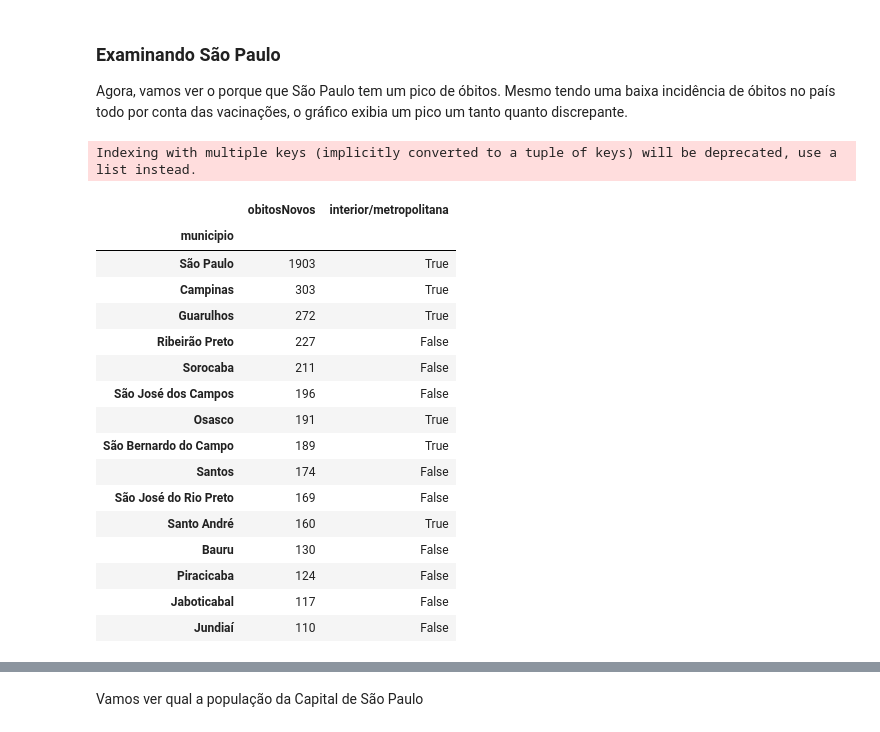
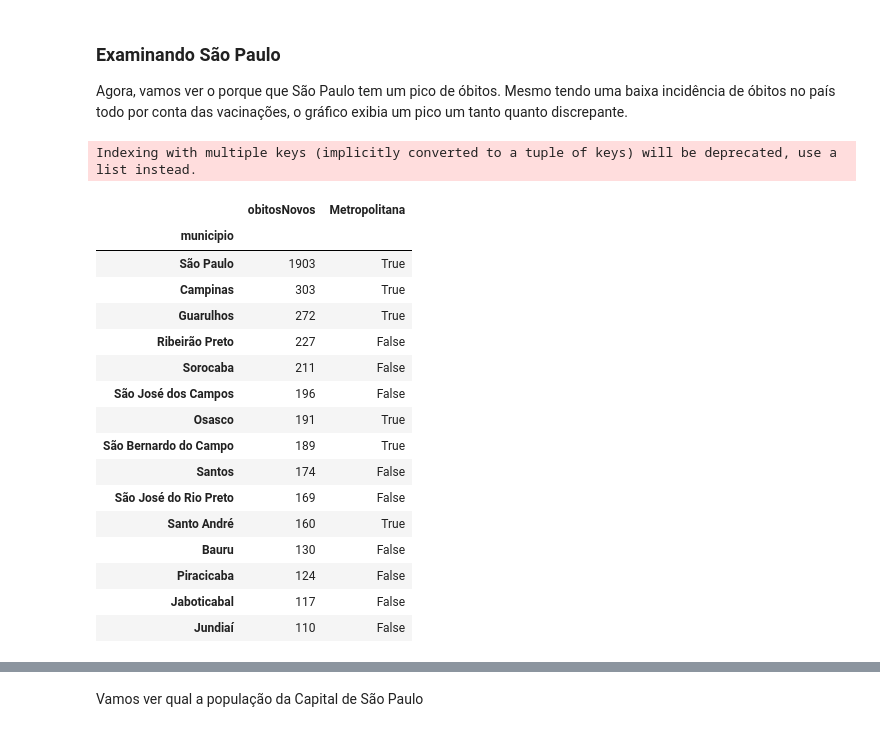
Before and after one commit to Arthurads-rj/portfolio-data-science, a Jupyter notebook: análise de dados da covid-19 2022/Análise_Covid_19_em_2022.ipynb, the cells around one changed output, grey strips where cells are left out. Drawn from its saved outputs; the diff is of its cells as text; code cells hidden in the pictures.

```diff
--- a/análise de dados da covid-19 2022/Análise_Covid_19_em_2022.ipynb
+++ b/análise de dados da covid-19 2022/Análise_Covid_19_em_2022.ipynb
@@ -341,12 +350,13 @@ Agora, vamos ver o porque que São Paulo tem um pico de óbitos. Mesmo tendo uma
 # %%
 sp = covid_estados.loc[covid_estados['estado']=='SP']
 sp_agrup = sp.groupby('municipio')['obitosNovos', 'interior/metropolitana'].sum().sort_values(by='obitosNovos', ascending=False)
 sp_agrup_filt = sp_agrup[sp_agrup['obitosNovos'] > 100]
 sp_agrup_filt = sp_agrup_filt.astype({'interior/metropolitana':'bool'})
+sp_agrup_filt = sp_agrup_filt.rename(columns={'interior/metropolitana': 'Metropolitana'})
 sp_agrup_filt
 # %% [output]
 Indexing with multiple keys (implicitly converted to a tuple of keys) will be deprecated, use a list instead.
-|  | obitosNovos | interior/metropolitana |
+|  | obitosNovos | Metropolitana |
 | municipio |  |  |
 | São Paulo | 1903 | True |
 | Campinas | 303 | True |
```
Also changed, not shown: parts of 18 cells of this notebook.
